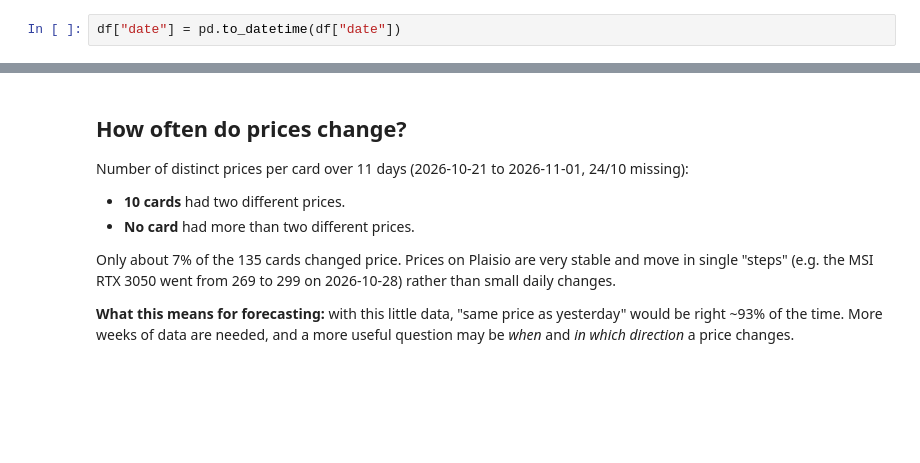
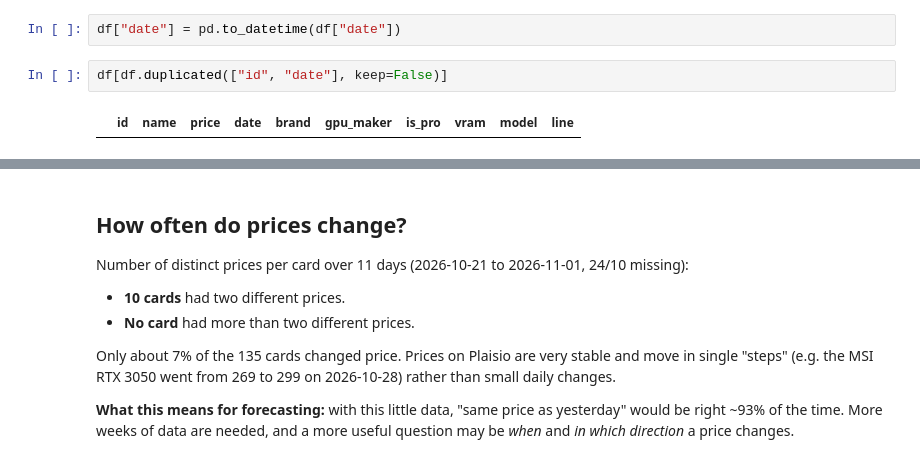
Before and after one commit to odysmpasias/gpu-price-tracker, a Jupyter notebook: notebooks/02_eda.ipynb, the cells around one changed output, grey strips where cells are left out. Saved outputs shown, nothing was run; the diff lists cells and outputs as text; blank space fills up the shorter version.

```diff
--- a/notebooks/02_eda.ipynb
+++ b/notebooks/02_eda.ipynb
@@ -54,6 +59,10 @@ df[df["vram"].isna()]
 The 11 missing vram values are all the PNY RTX PRO SYNC (id 4500148), a display sync card with no VRAM. NaN is correct, so they are left as is.
 # %%
 df["date"] = pd.to_datetime(df["date"])
+# %%
+df[df.duplicated(["id", "date"], keep=False)]
+# %% [output]
+|  | id | name | price | date | brand | gpu_maker | is_pro | vram | model | line |
 # %%
 df.info()
 # %% [output]
```
Also changed, not shown: parts of 28 cells of this notebook.
